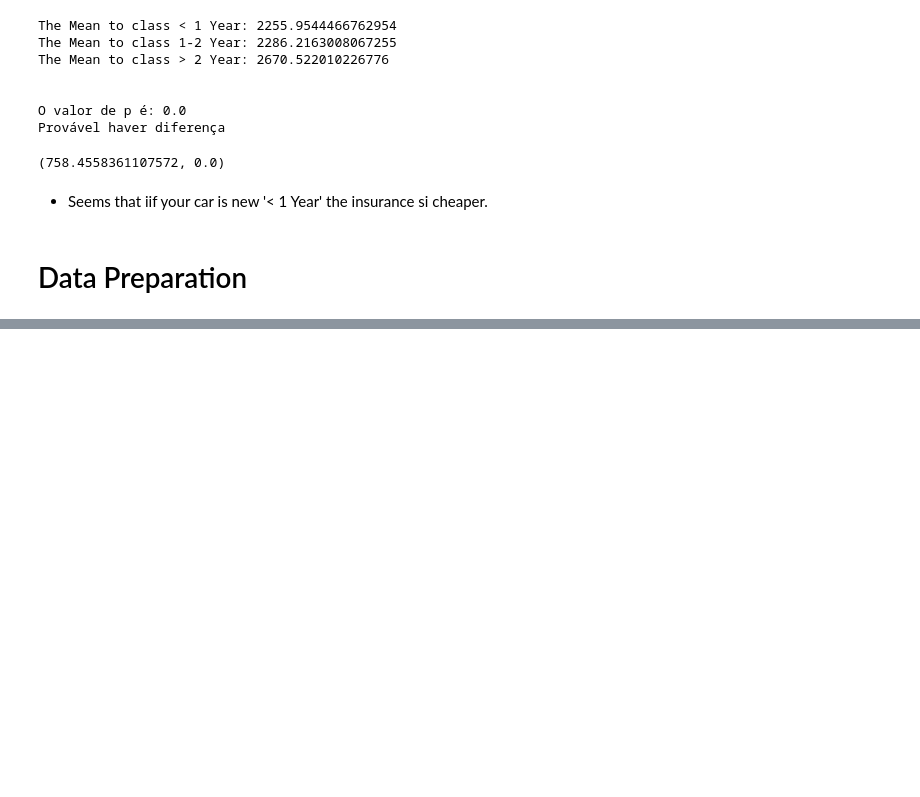
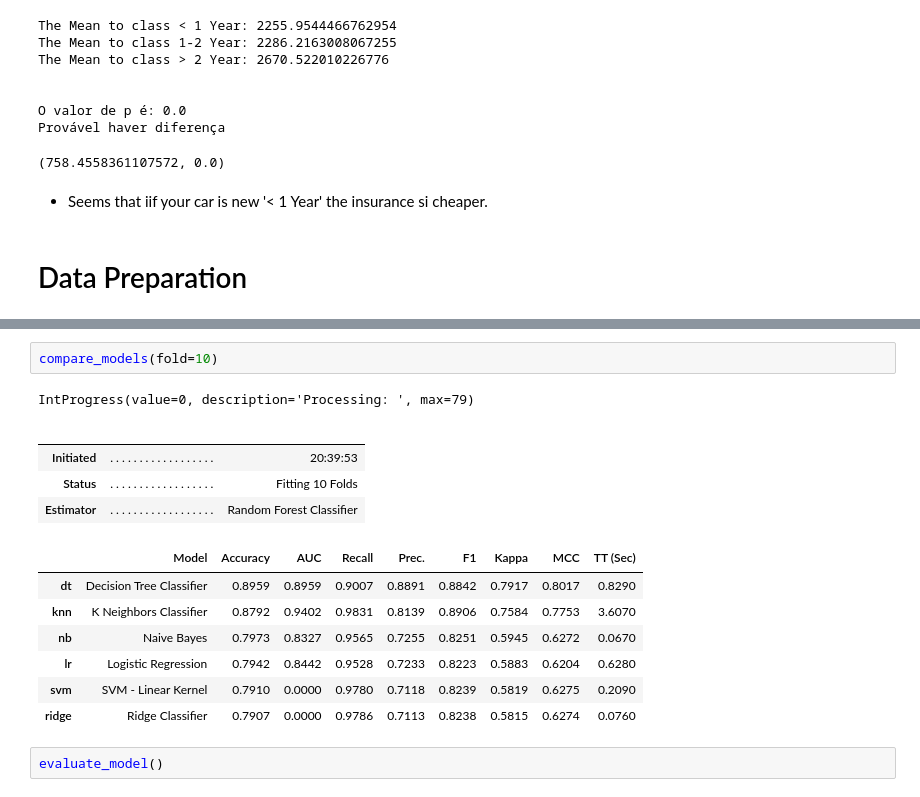
Before and after one commit to bruno154/health_insurence_cross_sell_project, a Jupyter notebook: pa004_health_insurance_cross_sell.ipynb, the cells around one changed output, grey strips where cells are left out. Saved outputs shown, nothing was run; the diff lists cells and outputs as text; blank space fills up the shorter version.

Commit message:
ML models

```diff
--- a/pa004_health_insurance_cross_sell.ipynb
+++ b/pa004_health_insurance_cross_sell.ipynb
@@ -1148,0 +1271,18 @@ data.head()
+# %%
+compare_models(fold=10)
+# %% [output]
+IntProgress(value=0, description='Processing: ', max=79)
+|  |  |  |
+|  |  |  |
+| Initiated | . . . . . . . . . . . . . . . . . . | 20:39:53 |
+| Status | . . . . . . . . . . . . . . . . . . | Fitting 10 Folds |
+| Estimator | . . . . . . . . . . . . . . . . . . | Random Forest Classifier |
+|  | Model | Accuracy | AUC | Recall | Prec. | F1 | Kappa | MCC | TT (Sec) |
+| dt | Decision Tree Classifier | 0.8959 | 0.8959 | 0.9007 | 0.8891 | 0.8842 | 0.7917 | 0.8017 | 0.8290 |
+| knn | K Neighbors Classifier | 0.8792 | 0.9402 | 0.9831 | 0.8139 | 0.8906 | 0.7584 | 0.7753 | 3.6070 |
+| nb | Naive Bayes | 0.7973 | 0.8327 | 0.9565 | 0.7255 | 0.8251 | 0.5945 | 0.6272 | 0.0670 |
+| lr | Logistic Regression | 0.7942 | 0.8442 | 0.9528 | 0.7233 | 0.8223 | 0.5883 | 0.6204 | 0.6280 |
+| svm | SVM - Linear Kernel | 0.7910 | 0.0000 | 0.9780 | 0.7118 | 0.8239 | 0.5819 | 0.6275 | 0.2090 |
+| ridge | Ridge Classifier | 0.7907 | 0.0000 | 0.9786 | 0.7113 | 0.8238 | 0.5815 | 0.6274 | 0.0760 |
+# %%
+evaluate_model()
```
Also changed, not shown: parts of 16 cells of this notebook, 4 other files.
